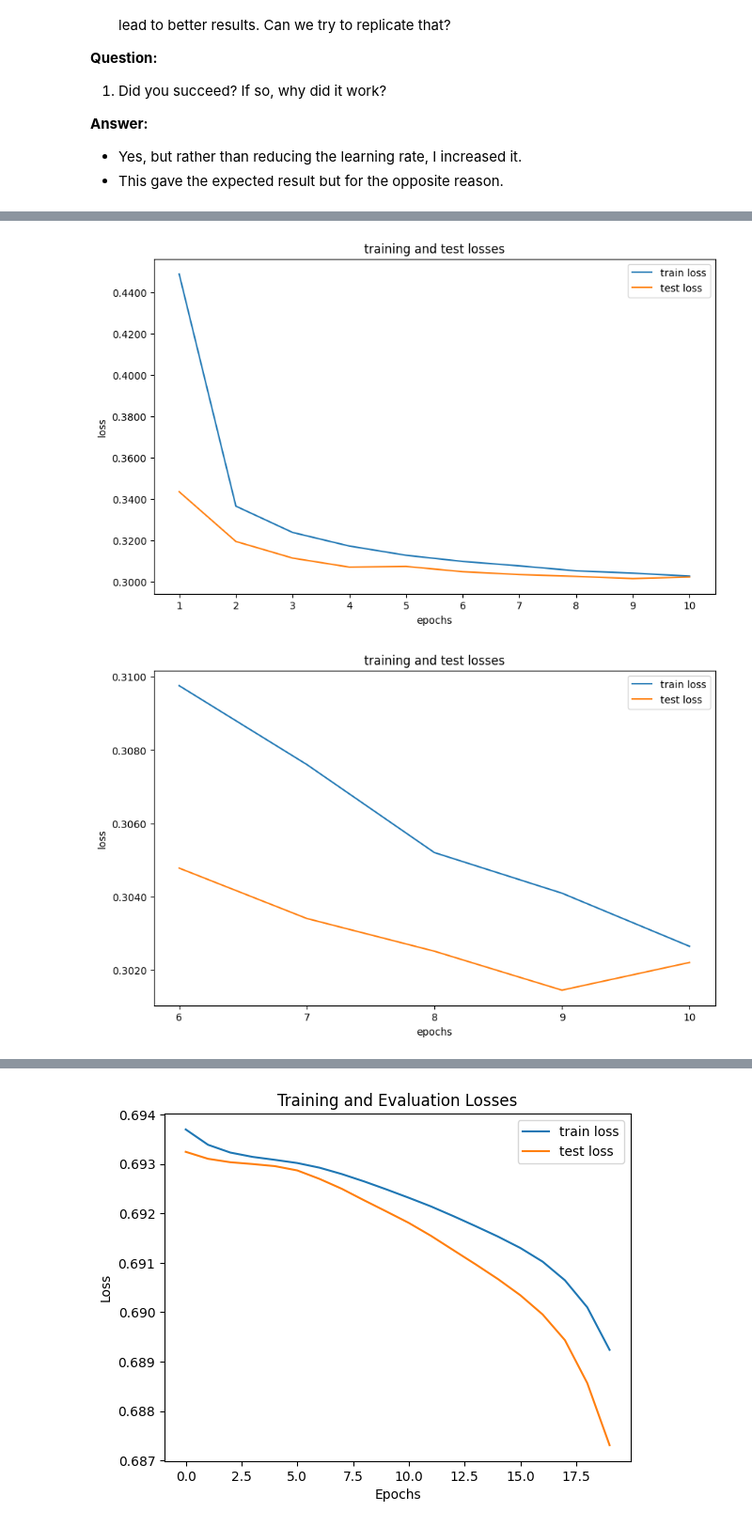
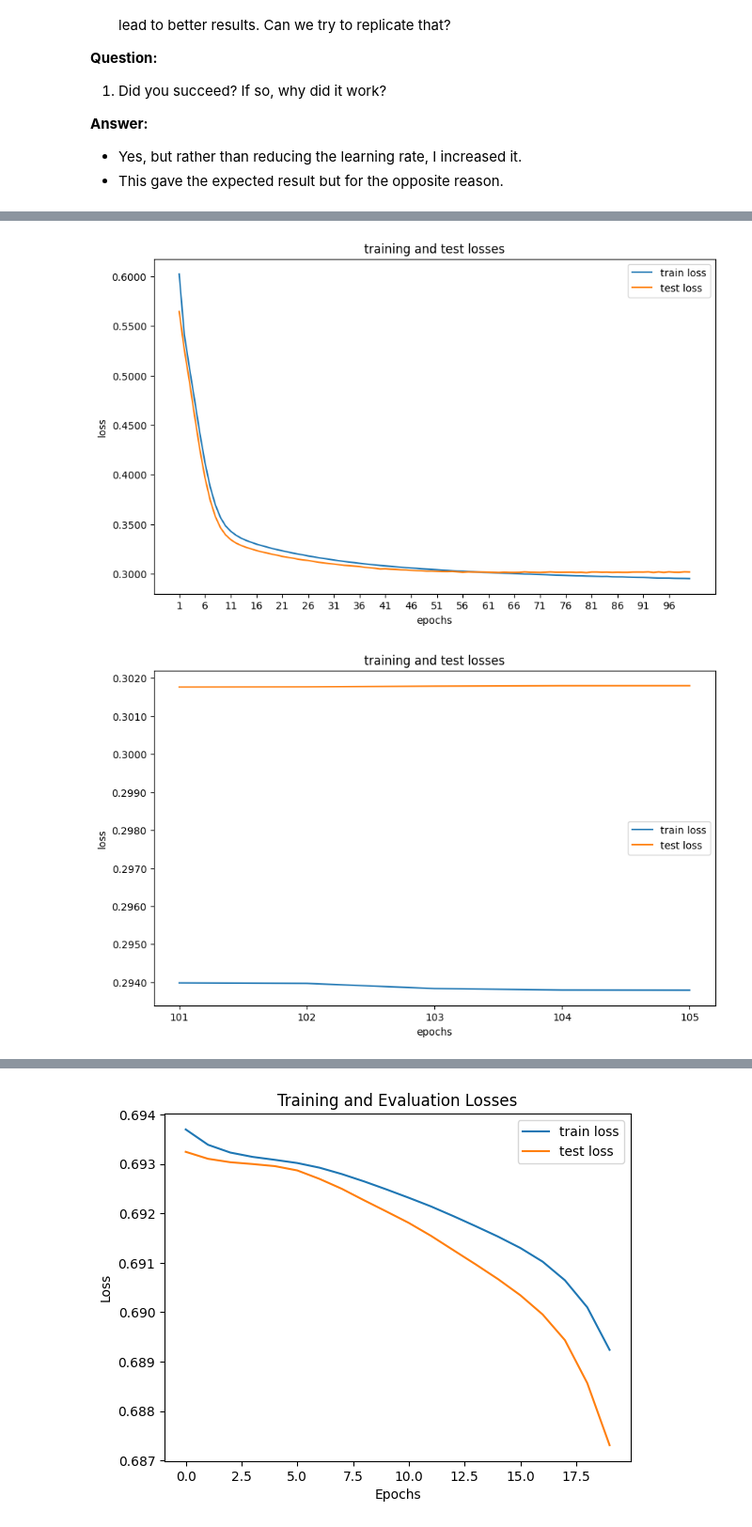
Before and after one commit to FutureGoose/OctaCycleCNN, a Jupyter notebook: exercises/w3/L07_model_capacity_and_parameters.ipynb, the cells around one changed output, grey strips where cells are left out. Shown: that part at 94% size. Cells and saved outputs as stored; diff of their text form; code cells hidden in the pictures.

Commit message:
gamma

```diff
--- a/exercises/w3/L07_model_capacity_and_parameters.ipynb
+++ b/exercises/w3/L07_model_capacity_and_parameters.ipynb
@@ -233,6 +233,7 @@ from torch.utils.data import DataLoader
 from matplotlib import pyplot as plt
 import matplotlib.ticker as ticker
 import warnings
+from torch.optim.lr_scheduler import StepLR
 warnings.filterwarnings('ignore')
 
 class ModelTrainer:
@@ -253,8 +254,11 @@ class ModelTrainer:
         self.test_losses = []
         self.current_epoch = 0
 
+        # initialize scheduler as None
+        self.scheduler = None
+
     def set_learning_rate(self, new_lr):
-        """Update the learning rate of the optimizer"""
+        """Update learning rate of the optimizer"""
         self.learning_rate = new_lr
         for param_group in self.optimizer.param_groups:
             param_group['lr'] = new_lr
@@ -317,9 +321,13 @@ class ModelTrainer:
                 print(f'[epoch {epoch}] test set: average loss: {test_loss:.4f}, accuracy: {correct}/{total} ({100. * correct / total:.0f}%)')
             return test_loss
 
-    def train(self, training_set, test_set, num_epochs=5):
+    def train(self, training_set, test_set, num_epochs=5, gamma=None):
         # setup data loaders
         self.setup_data_loaders(training_set, test_set)
+
+        # initialize scheduler if gamma is provided
+        if gamma is not None:
+            self.scheduler = StepLR(self.optimizer, step_size=1, gamma=gamma)
 
         start_epoch = self.current_epoch + 1
         end_epoch = start_epoch + num_epochs
@@ -329,6 +337,10 @@ class ModelTrainer:
             train_loss = self.train_epoch(epoch)
             test_loss = self.test(epoch)
             self.current_epoch = epoch
+
+            # step the scheduler if it's initialized
+            if self.scheduler is not None:
+                self.scheduler.step()
 
         # plot results
         self.plot_losses()
@@ -983,7 +995,7 @@ trainer = ModelTrainer(
     input_size=len(training_set[0][0]),
     device=device,
     batch_size=16,
-    learning_rate=0.01,
+    learning_rate=0.001,
     verbose=False
 )
 
@@ -991,6 +1003,6 @@ trainer = ModelTrainer(
 trained_model = trainer.train(
     training_set=training_set,
     test_set=test_set,
-    num_epochs=10
+    num_epochs=100
 )
 # %% [output]
@@ -1007,6 +1026,6 @@ trained_model = trainer.train(
-[figure, old version]
+[figure, new version]
 # %%
 trainer.plot_losses(start_epoch=-5)
 # %% [output]
-[figure, old version]
+[figure, new version]
 # %%
```
Also changed, not shown: parts of 4 cells of this notebook.
